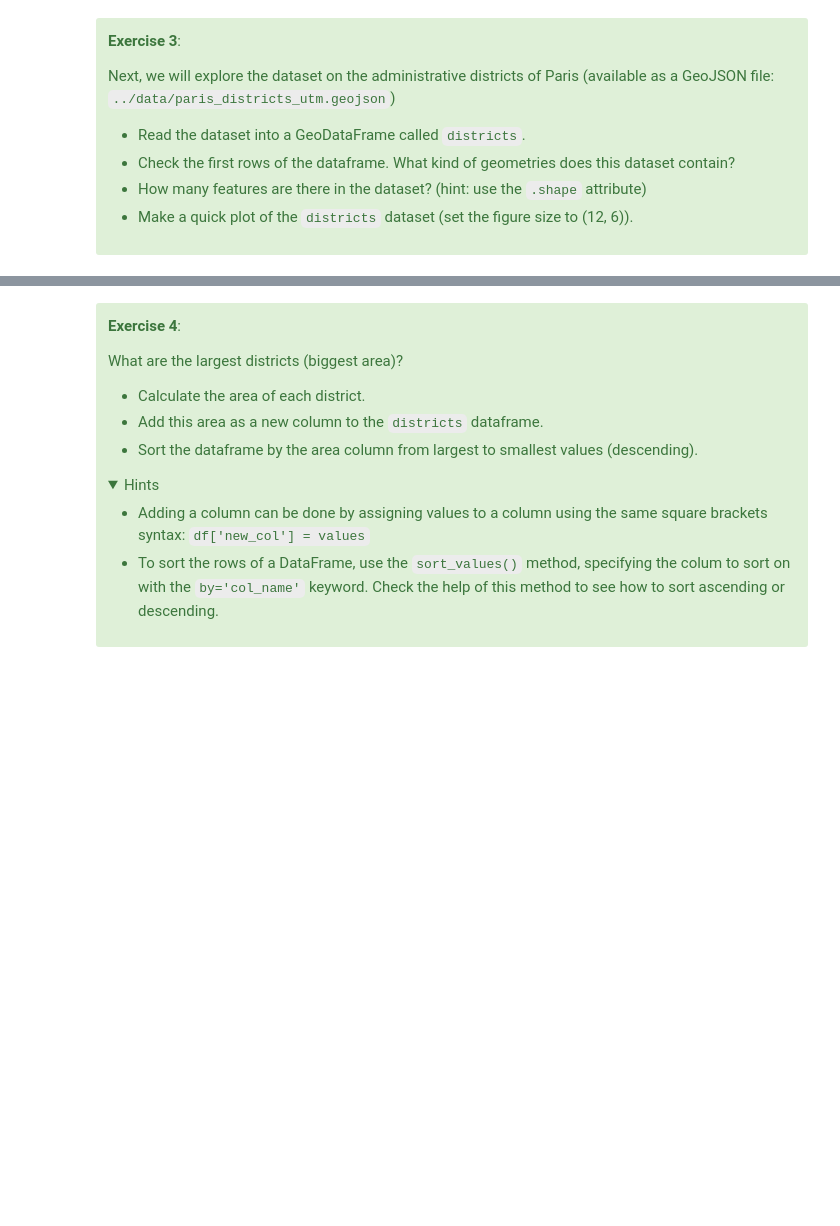
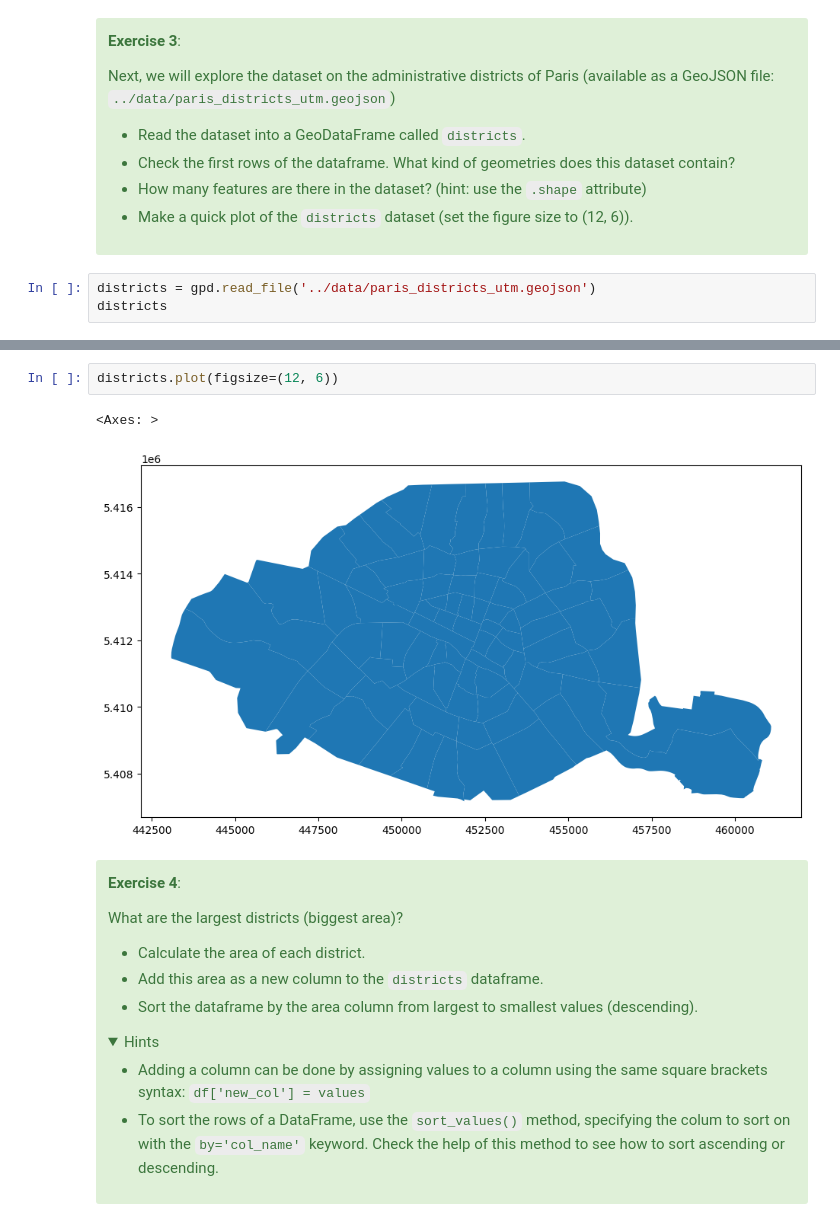
Before and after one commit to ryanyhliu/UoL, a Jupyter notebook: ENVS456/labs/w01_intro.ipynb, the cells around one changed output, grey strips where cells are left out. Saved outputs shown, nothing was run; the diff lists cells and outputs as text; folded sections open; blank space fills up the shorter version.

```diff
--- a/ENVS456/labs/w01_intro.ipynb
+++ b/ENVS456/labs/w01_intro.ipynb
@@ -998,3 +1033,6 @@ Next, we will explore the dataset on the administrative districts of Paris (avai
 * Make a quick plot of the `districts` dataset (set the figure size to (12, 6)).
 
 </div>
+# %%
+districts = gpd.read_file('../data/paris_districts_utm.geojson')
+districts
@@ -1001,3 +1053,8 @@ Next, we will explore the dataset on the administrative districts of Paris (avai
+# %%
+districts.plot(figsize=(12, 6))
+# %% [output]
+<Axes: >
+[figure, added]
 # %% [markdown]
 <div class="alert alert-success">
 
```
Also changed, not shown: parts of 19 cells of this notebook.
